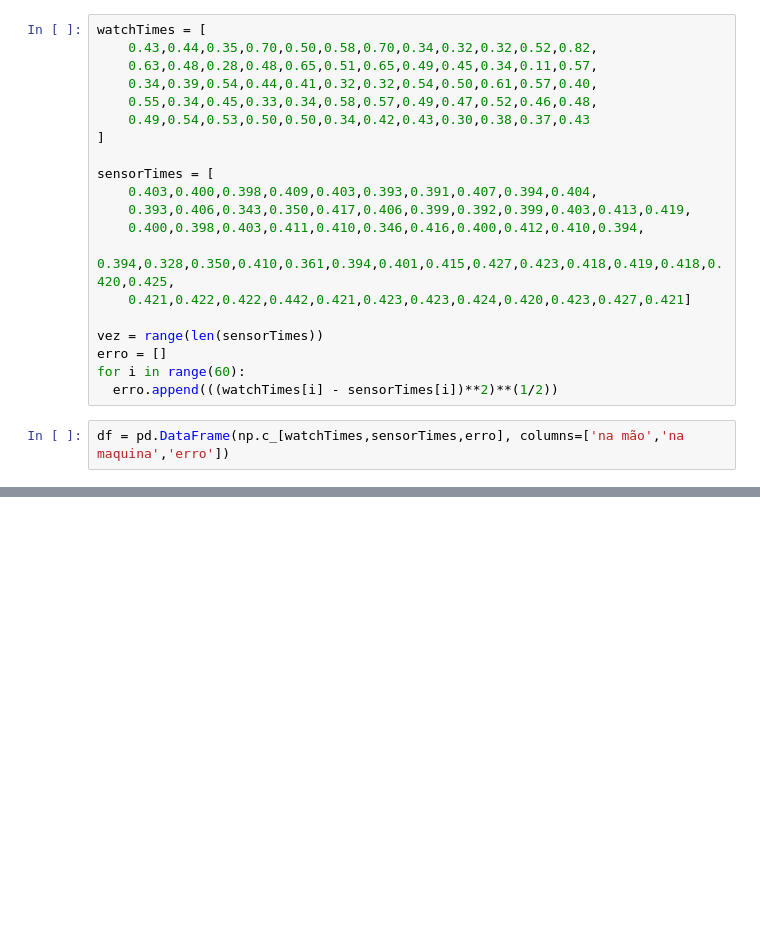
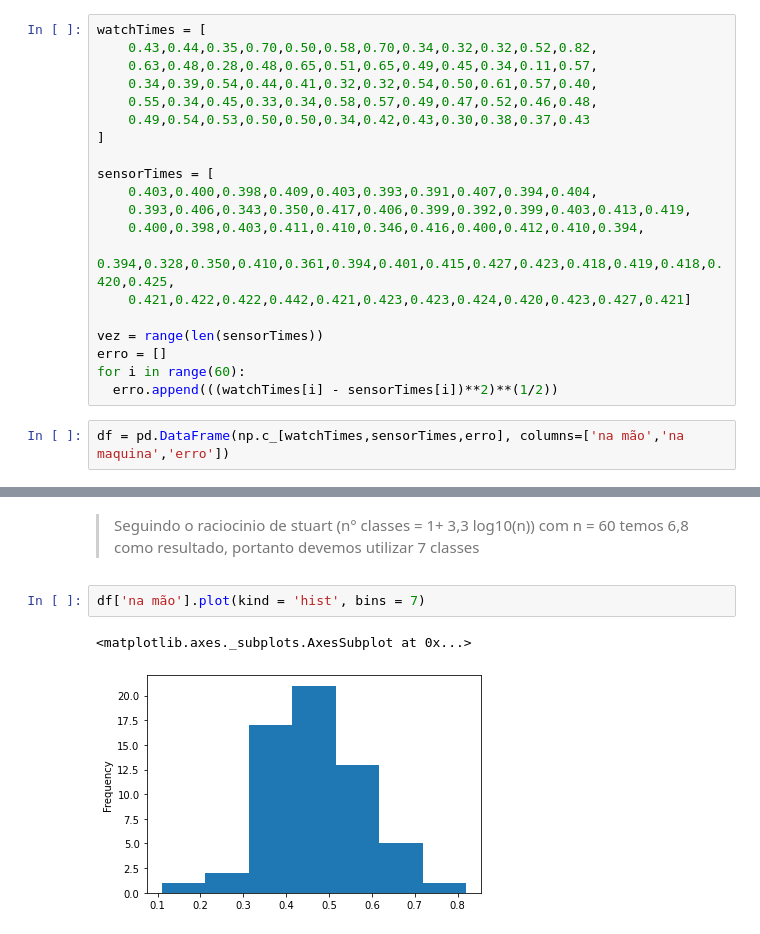
Before and after one commit to luisArthurRodriguesDaSilva/trabalhos-UERJ-analise-de-dados, a Jupyter notebook: experimento_queda_livre.ipynb, the cells around one changed output, grey strips where cells are left out. Drawn from its saved outputs; the diff is of its cells as text; blank space fills up the shorter version.

```diff
--- a/experimento_queda_livre.ipynb
+++ b/experimento_queda_livre.ipynb
@@ -39,3 +44,10 @@ df.plot(kind = 'kde')
+# %% [markdown]
+>Seguindo o raciocinio de stuart (n° classes = 1+ 3,3 log10(n)) com n = 60 temos 6,8 como resultado, portanto devemos utilizar 7 classes
+# %%
+df['na mão'].plot(kind = 'hist', bins = 7)
+# %% [output]
+<matplotlib.axes._subplots.AxesSubplot at 0x...>
+[figure, added]
 # %%
 df.plot.scatter(x='na mão', y='na maquina',c='erro' ,colormap='viridis')
 # %% [output]
```
Also changed, not shown: parts of 6 cells of this notebook.
